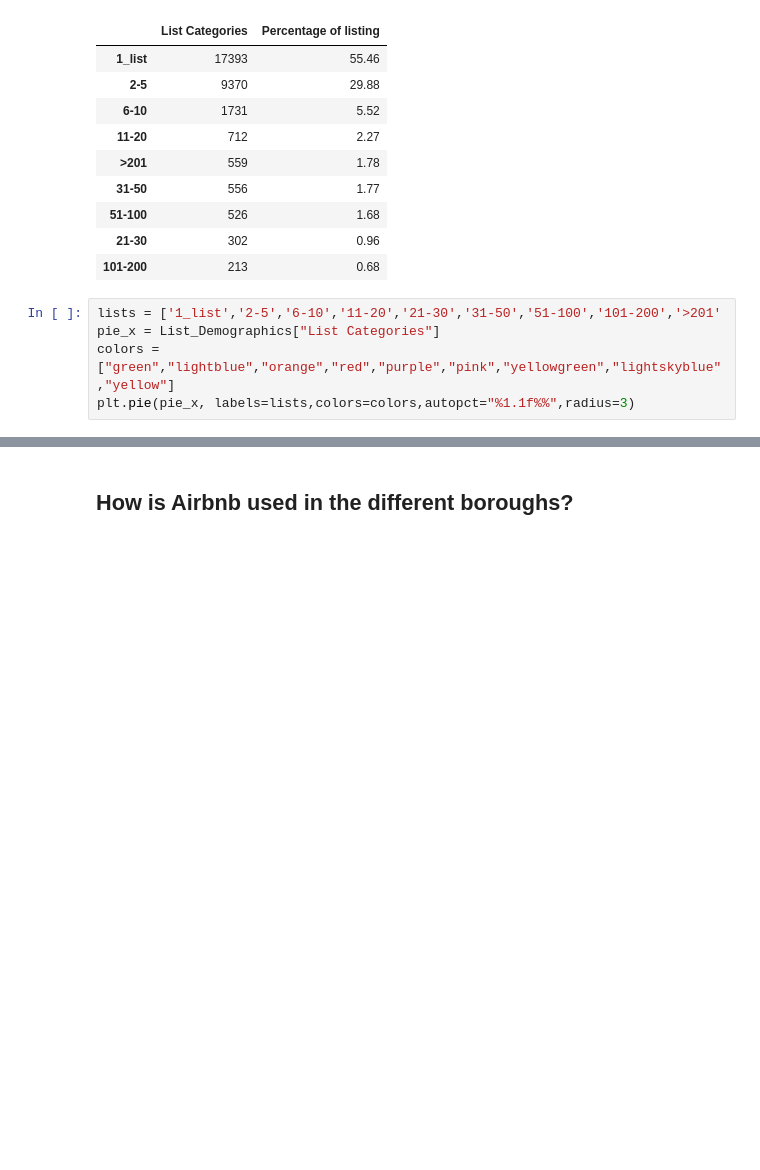
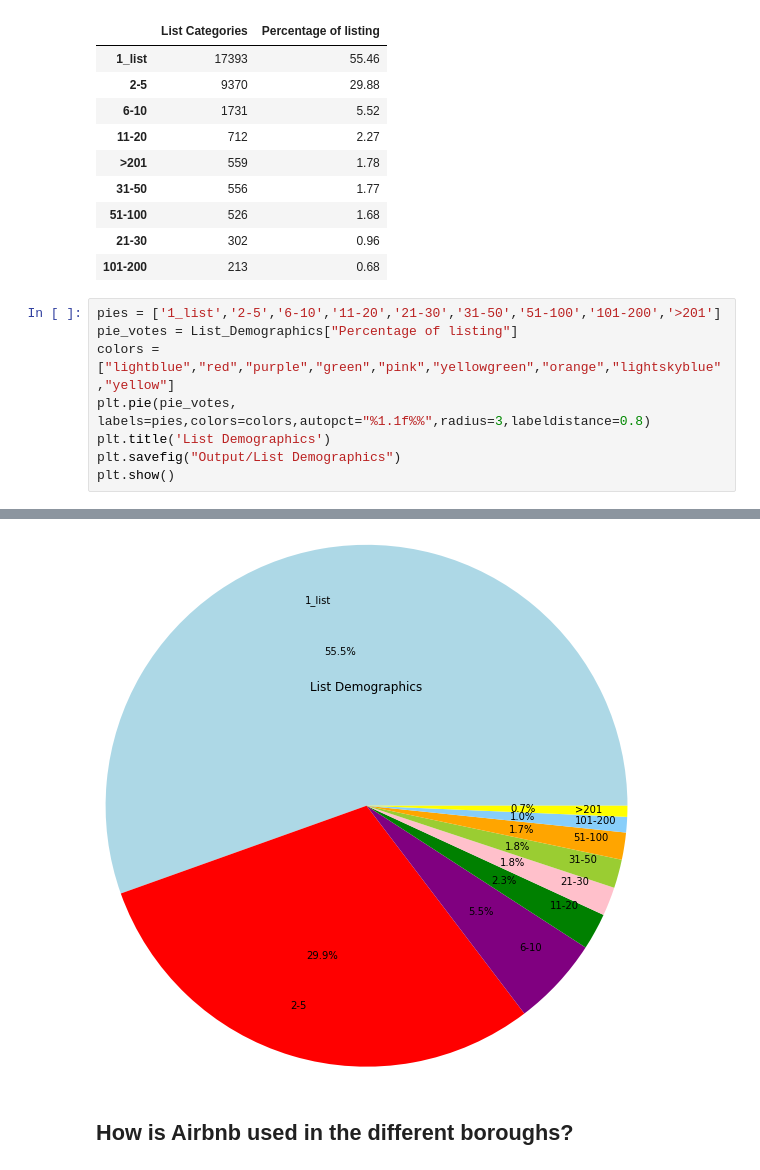
Before and after one commit to hayden4davey/Project1-Group2, a Jupyter notebook: Final Airbnb Analysis.ipynb, the cells around one changed output, grey strips where cells are left out. Cells and saved outputs as stored; diff of their text form; blank space fills up the shorter version.

```diff
--- a/Final Airbnb Analysis.ipynb
+++ b/Final Airbnb Analysis.ipynb
@@ -83,8 +83,11 @@ List_Demographics
 | 21-30 | 302 | 0.96 |
 | 101-200 | 213 | 0.68 |
 # %%
-lists = ['1_list','2-5','6-10','11-20','21-30','31-50','51-100','101-200','>201'
-pie_x = List_Demographics["List Categories"]
-colors = ["green","lightblue","orange","red","purple","pink","yellowgreen","lightskyblue","yellow"]
-plt.pie(pie_x, labels=lists,colors=colors,autopct="%1.1f%%",radius=3)
+pies = ['1_list','2-5','6-10','11-20','21-30','31-50','51-100','101-200','>201']
+pie_votes = List_Demographics["Percentage of listing"]
+colors = ["lightblue","red","purple","green","pink","yellowgreen","orange","lightskyblue","yellow"]
+plt.pie(pie_votes, labels=pies,colors=colors,autopct="%1.1f%%",radius=3,labeldistance=0.8)
+plt.title('List Demographics')
+plt.savefig("Output/List Demographics")
+plt.show()
 # %% [output]
@@ -92,3 +94,4 @@ SyntaxError: invalid syntax (<ipython-input-15-0e344f83c815>, line 2)
+[figure, added]
 # %% [markdown]
 ## How is Airbnb used in the different boroughs?
 # %%
```
Also changed, not shown: parts of 1 cell of this notebook.
